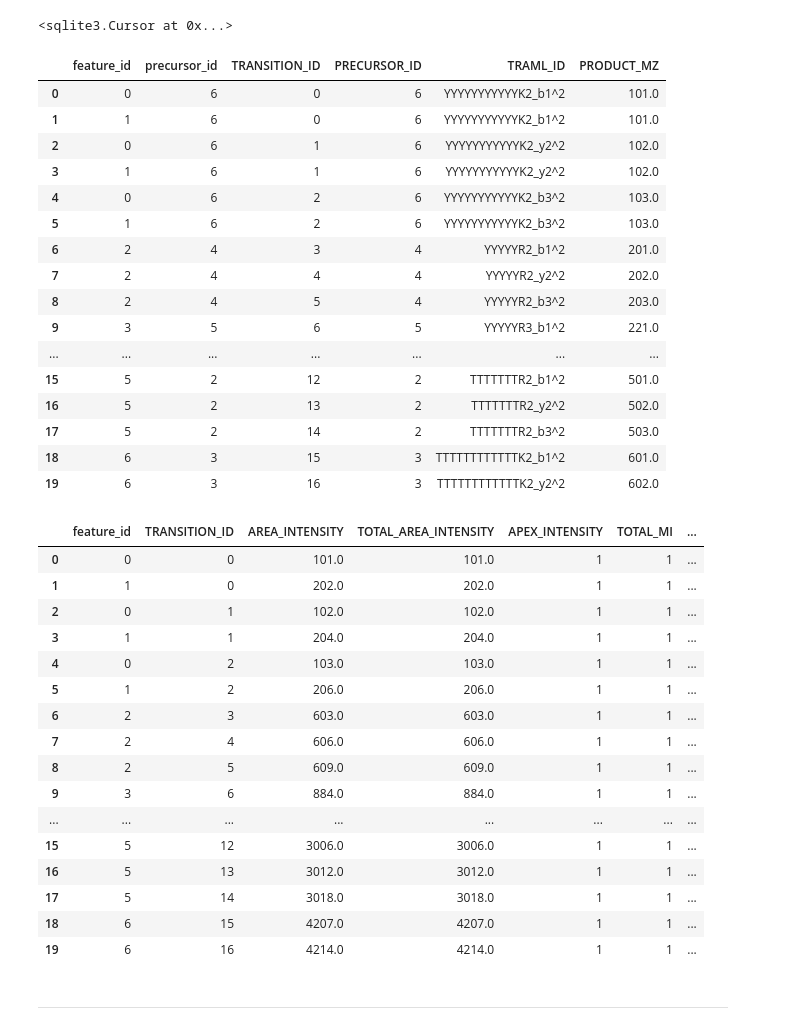
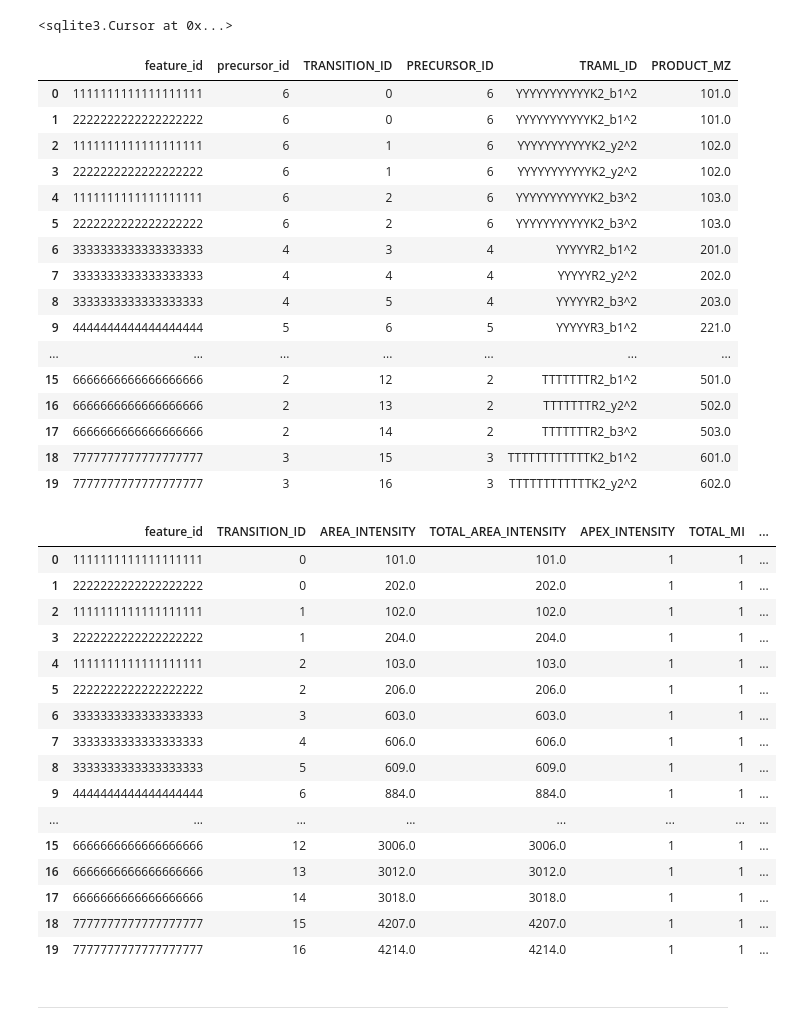
Before and after one commit to PyProphet/pyprophet, a Jupyter notebook: sandbox/createFakeOSW.ipynb, the cells around one changed output. Cells and saved outputs as stored; diff of their text form; code cells hidden in the pictures.

Commit message:
update test for improper joining with datatypes
FEATURE_ID in tests are updated to be long integer indicative of what
OpenSwath produces

```diff
--- a/sandbox/createFakeOSW.ipynb
+++ b/sandbox/createFakeOSW.ipynb
@@ -92,8 +92,10 @@ cur.execute(createFeatures)
 precursor_table = pd.read_sql("select id, precursor_mz from precursor", conn)
 # %%
 precursor_table = precursor_table[precursor_table['PRECURSOR_MZ'] < 700] # we want the 700 m/z to not have any features associated with it
+# %%
+numDigits = 19
 # %%
-features = pd.DataFrame(np.column_stack([np.arange(0,7), np.array([6,6,4,5,0,2,3])]), columns=['id', 'precursor_id'])
+features = pd.DataFrame(np.column_stack([np.arange(int('1' * numDigits), int('8' * numDigits), int('1' * numDigits)), np.array([6,6,4,5,0,2,3])]), columns=['id', 'precursor_id'])
 # %%
 features = features.merge(precursor_table, left_on='precursor_id', right_on='ID')
 # %%
@@ -108,8 +110,9 @@ precursor_table
 | 5 | 3 | 600.0 |
 # %%
 # feature table
-features['run_id'] = np.array([1] * len(features), dtype=int)
-features['exp_rt'] = features['PRECURSOR_MZ'] + round((features['id'] + 1) / 100, 2)
+proxy_ids = features['id'].astype(str).apply(lambda x: x[0]).astype(int)  # since id is complicated now create a proxy feature id which is the first digit
+features['run_id'] = np.array([int('1' * 19)] * len(features), dtype=int) # should be long so that check for type conversion errors
+features['exp_rt'] = features['PRECURSOR_MZ'] + round((proxy_ids) / 100, 2)
 features['exp_im'] = features['exp_rt']
 features['norm_rt'] = [ int(i) for i in features['exp_rt'] ]
 features['delta_rt'] = [0.01] * len(features)
@@ -298,60 +301,61 @@ feature_transition = (features[['id', 'precursor_id']].rename(columns={'id':'fea
 feature_transition
 # %% [output]
 |  | feature_id | precursor_id | TRANSITION_ID | PRECURSOR_ID | TRAML_ID | PRODUCT_MZ |
-| 0 | 0 | 6 | 0 | 6 | YYYYYYYYYYYK2_b1^2 | 101.0 |
-| 1 | 1 | 6 | 0 | 6 | YYYYYYYYYYYK2_b1^2 | 101.0 |
-| 2 | 0 | 6 | 1 | 6 | YYYYYYYYYYYK2_y2^2 | 102.0 |
-| 3 | 1 | 6 | 1 | 6 | YYYYYYYYYYYK2_y2^2 | 102.0 |
-| 4 | 0 | 6 | 2 | 6 | YYYYYYYYYYYK2_b3^2 | 103.0 |
-| 5 | 1 | 6 | 2 | 6 | YYYYYYYYYYYK2_b3^2 | 103.0 |
-| 6 | 2 | 4 | 3 | 4 | YYYYYR2_b1^2 | 201.0 |
-| 7 | 2 | 4 | 4 | 4 | YYYYYR2_y2^2 | 202.0 |
-| 8 | 2 | 4 | 5 | 4 | YYYYYR2_b3^2 | 203.0 |
-| 9 | 3 | 5 | 6 | 5 | YYYYYR3_b1^2 | 221.0 |
+| 0 | 1111111111111111111 | 6 | 0 | 6 | YYYYYYYYYYYK2_b1^2 | 101.0 |
+| 1 | 2222222222222222222 | 6 | 0 | 6 | YYYYYYYYYYYK2_b1^2 | 101.0 |
+| 2 | 1111111111111111111 | 6 | 1 | 6 | YYYYYYYYYYYK2_y2^2 | 102.0 |
+| 3 | 2222222222222222222 | 6 | 1 | 6 | YYYYYYYYYYYK2_y2^2 | 102.0 |
+| 4 | 1111111111111111111 | 6 | 2 | 6 | YYYYYYYYYYYK2_b3^2 | 103.0 |
+| 5 | 2222222222222222222 | 6 | 2 | 6 | YYYYYYYYYYYK2_b3^2 | 103.0 |
+| 6 | 3333333333333333333 | 4 | 3 | 4 | YYYYYR2_b1^2 | 201.0 |
+| 7 | 3333333333333333333 | 4 | 4 | 4 | YYYYYR2_y2^2 | 202.0 |
+| 8 | 3333333333333333333 | 4 | 5 | 4 | YYYYYR2_b3^2 | 203.0 |
+| 9 | 4444444444444444444 | 5 | 6 | 5 | YYYYYR3_b1^2 | 221.0 |
 | ... | ... | ... | ... | ... | ... | ... |
-| 15 | 5 | 2 | 12 | 2 | TTTTTTTR2_b1^2 | 501.0 |
-| 16 | 5 | 2 | 13 | 2 | TTTTTTTR2_y2^2 | 502.0 |
-| 17 | 5 | 2 | 14 | 2 | TTTTTTTR2_b3^2 | 503.0 |
-| 18 | 6 | 3 | 15 | 3 | TTTTTTTTTTTTK2_b1^2 | 601.0 |
-| 19 | 6 | 3 | 16 | 3 | TTTTTTTTTTTTK2_y2^2 | 602.0 |
+| 15 | 6666666666666666666 | 2 | 12 | 2 | TTTTTTTR2_b1^2 | 501.0 |
+| 16 | 6666666666666666666 | 2 | 13 | 2 | TTTTTTTR2_y2^2 | 502.0 |
+| 17 | 6666666666666666666 | 2 | 14 | 2 | TTTTTTTR2_b3^2 | 503.0 |
+| 18 | 7777777777777777777 | 3 | 15 | 3 | TTTTTTTTTTTTK2_b1^2 | 601.0 |
+| 19 | 7777777777777777777 | 3 | 16 | 3 | TTTTTTTTTTTTK2_y2^2 | 602.0 |
 # %%
-feature_transition['AREA_INTENSITY'] = feature_transition['PRODUCT_MZ'] * (feature_transition['feature_id'] + 1) #should be equal to product_mz * (feature_id + 1)
+proxy_ids_feature_transition = feature_transition['feature_id'].astype(str).apply(lambda x: x[0]).astype(int)  # since id is complicated now create a proxy feature id which is the first digit
+feature_transition['AREA_INTENSITY'] = feature_transition['PRODUCT_MZ'] * (proxy_ids_feature_transition) #should be equal to product_mz * (feature_id)
 feature_transition['TOTAL_AREA_INTENSITY'] = feature_transition['AREA_INTENSITY']
 feature_transition['APEX_INTENSITY'] = [1] * 20
 feature_transition['TOTAL_MI'] = [1] * 20
 feature_transition['VAR_INTENSITY_SCORE'] = [1] * 20
 feature_transition['VAR_INTENSITY_RATIO_SCORE'] = [1] * 20
 feature_transition['VAR_LOG_INTENSITY'] = [1] * 20
 feature_transition['VAR_XCORR_COELUTION'] = [1] * 20
 feature_transition['VAR_XCORR_SHAPE'] = [1] * 20
 feature_transition['VAR_LOG_SN_SCORE'] = [1] * 20
 feature_transition['VAR_MASSDEV_SCORE'] = [1] * 20
 feature_transition['VAR_MI_SCORE'] = [1] * 20
 feature_transition['VAR_MI_RATIO_SCORE'] = [1] * 20
 feature_transition['VAR_ISOTOPE_CORRELATION_SCORE'] = [1] * 20
 feature_transition['VAR_ISOTOPE_OVERLAP_SCORE'] = [1] * 20
 
 feature_transition = feature_transition.drop(columns=['precursor_id', 'PRECURSOR_ID', 'TRAML_ID', 'PRODUCT_MZ'])
 
 feature_transition
 # %% [output]
 |  | feature_id | TRANSITION_ID | AREA_INTENSITY | TOTAL_AREA_INTENSITY | APEX_INTENSITY | TOTAL_MI | ... |
-| 0 | 0 | 0 | 101.0 | 101.0 | 1 | 1 | ... |
-| 1 | 1 | 0 | 202.0 | 202.0 | 1 | 1 | ... |
-| 2 | 0 | 1 | 102.0 | 102.0 | 1 | 1 | ... |
-| 3 | 1 | 1 | 204.0 | 204.0 | 1 | 1 | ... |
-| 4 | 0 | 2 | 103.0 | 103.0 | 1 | 1 | ... |
-| 5 | 1 | 2 | 206.0 | 206.0 | 1 | 1 | ... |
-| 6 | 2 | 3 | 603.0 | 603.0 | 1 | 1 | ... |
-| 7 | 2 | 4 | 606.0 | 606.0 | 1 | 1 | ... |
-| 8 | 2 | 5 | 609.0 | 609.0 | 1 | 1 | ... |
-| 9 | 3 | 6 | 884.0 | 884.0 | 1 | 1 | ... |
+| 0 | 1111111111111111111 | 0 | 101.0 | 101.0 | 1 | 1 | ... |
+| 1 | 2222222222222222222 | 0 | 202.0 | 202.0 | 1 | 1 | ... |
+| 2 | 1111111111111111111 | 1 | 102.0 | 102.0 | 1 | 1 | ... |
+| 3 | 2222222222222222222 | 1 | 204.0 | 204.0 | 1 | 1 | ... |
+| 4 | 1111111111111111111 | 2 | 103.0 | 103.0 | 1 | 1 | ... |
+| 5 | 2222222222222222222 | 2 | 206.0 | 206.0 | 1 | 1 | ... |
+| 6 | 3333333333333333333 | 3 | 603.0 | 603.0 | 1 | 1 | ... |
+| 7 | 3333333333333333333 | 4 | 606.0 | 606.0 | 1 | 1 | ... |
+| 8 | 3333333333333333333 | 5 | 609.0 | 609.0 | 1 | 1 | ... |
+| 9 | 4444444444444444444 | 6 | 884.0 | 884.0 | 1 | 1 | ... |
 | ... | ... | ... | ... | ... | ... | ... | ... |
-| 15 | 5 | 12 | 3006.0 | 3006.0 | 1 | 1 | ... |
-| 16 | 5 | 13 | 3012.0 | 3012.0 | 1 | 1 | ... |
-| 17 | 5 | 14 | 3018.0 | 3018.0 | 1 | 1 | ... |
-| 18 | 6 | 15 | 4207.0 | 4207.0 | 1 | 1 | ... |
-| 19 | 6 | 16 | 4214.0 | 4214.0 | 1 | 1 | ... |
+| 15 | 6666666666666666666 | 12 | 3006.0 | 3006.0 | 1 | 1 | ... |
+| 16 | 6666666666666666666 | 13 | 3012.0 | 3012.0 | 1 | 1 | ... |
+| 17 | 6666666666666666666 | 14 | 3018.0 | 3018.0 | 1 | 1 | ... |
+| 18 | 7777777777777777777 | 15 | 4207.0 | 4207.0 | 1 | 1 | ... |
+| 19 | 7777777777777777777 | 16 | 4214.0 | 4214.0 | 1 | 1 | ... |
 # %%
 feature_transition_columns = ', '.join(list(feature_transition.columns.values))
 
```
Also changed, not shown: parts of 6 cells of this notebook, 2 other files.
